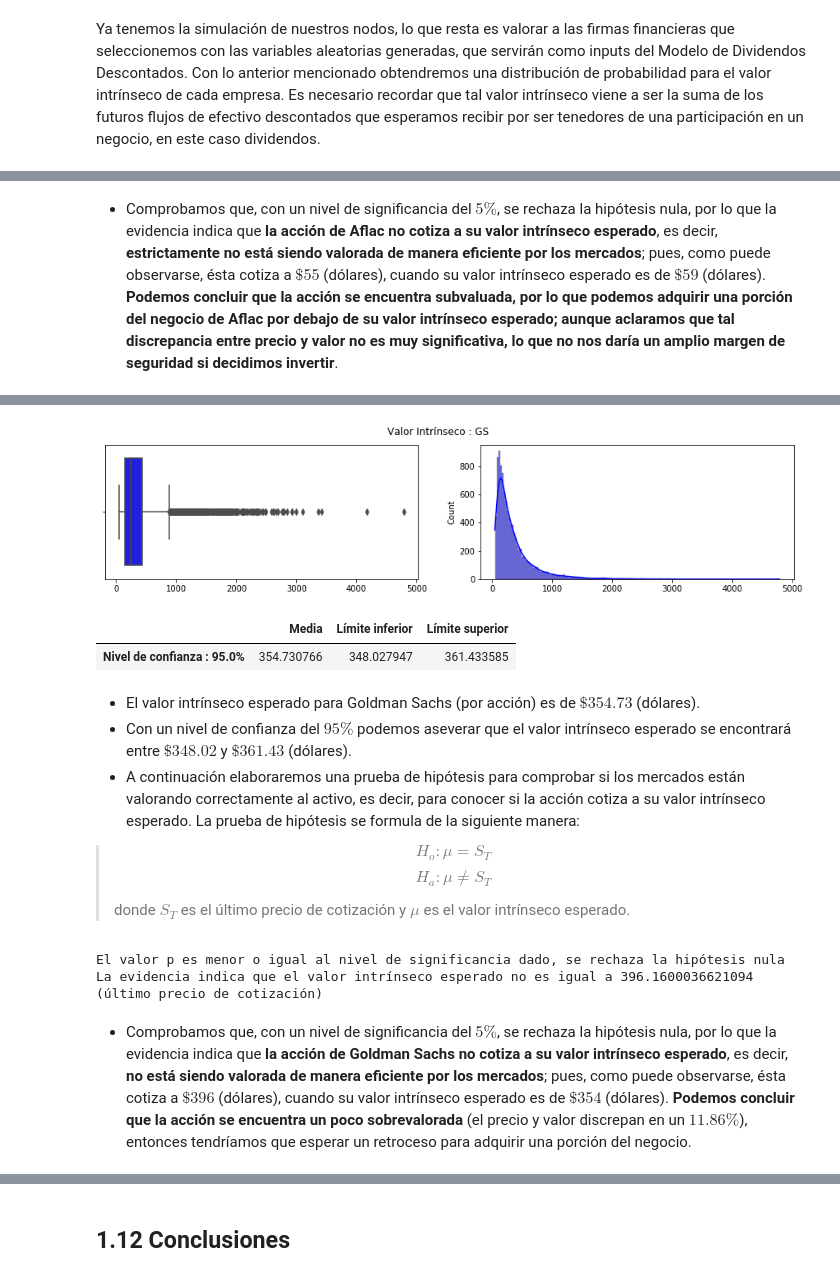
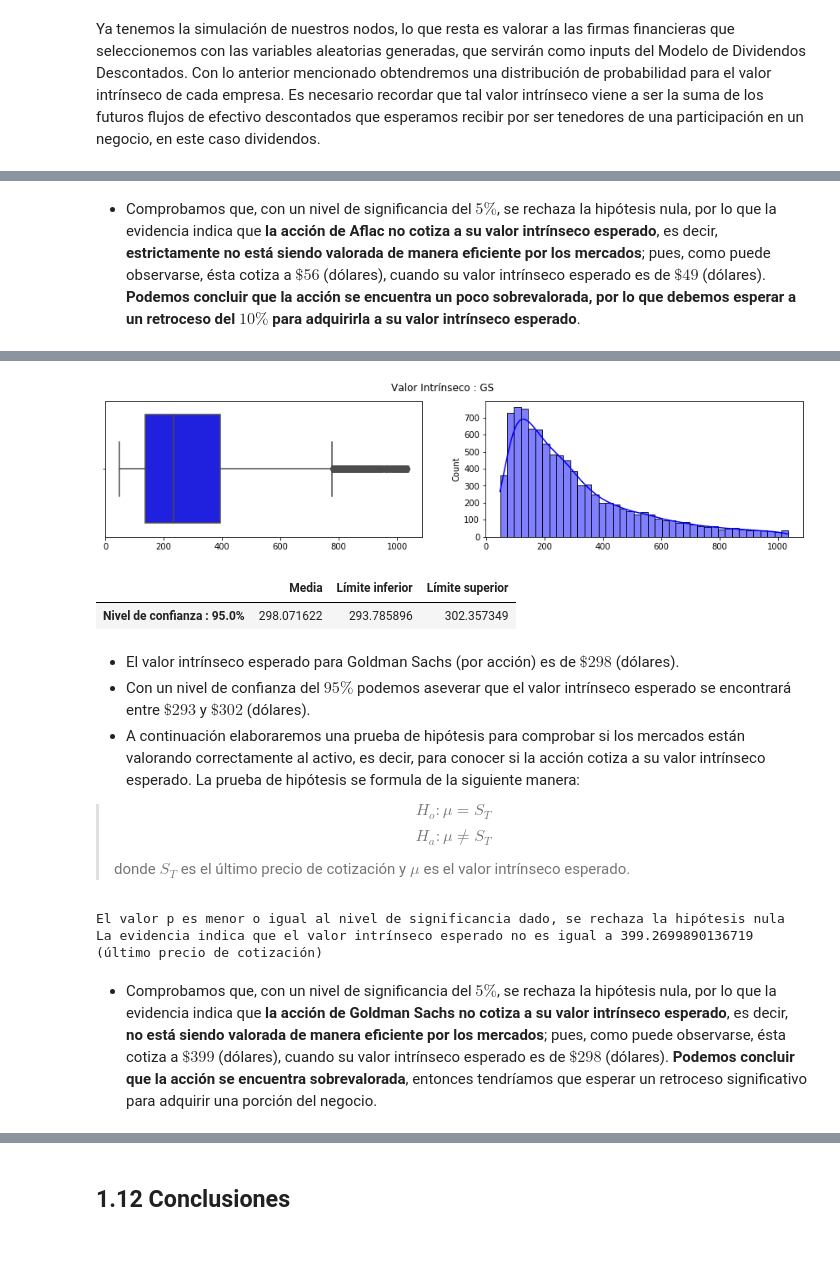
Before and after one commit to EMarquez7/Proyecto_DALopez_EMarquez, a Jupyter notebook: ProyectoModulo1_LazarenoD_DelgadoE.ipynb, the cells around one changed output, grey strips where cells are left out. Saved outputs shown, nothing was run; the diff lists cells and outputs as text; code cells hidden in the pictures; blank space fills up the shorter version.

```diff
--- a/ProyectoModulo1_LazarenoD_DelgadoE.ipynb
+++ b/ProyectoModulo1_LazarenoD_DelgadoE.ipynb
@@ -583,6 +583,22 @@ def hypothesisTesting(x : "Variable aleatoria", mu0 : "Valor hipotético", signi
     else:
         print("El valor p es mayor al nivel de significancia dado, no se rechaza la hipótesis nula")
         print("La evidencia indica que el valor intrínseco esperado es igual a", str(mu0), "(último precio de cotización)")
+
+def filterByQuantiles(data : "Datos a filtrar", alpha = 0.05):
+    """
+    filterByQuantiles filtra una serie de datos, eliminando los valores que se encuentran en las colas de la distribución.
+    Retorna :
+    *filteredData : son los datos filtrados.
+
+    data : Son los datos a filtrar.
+    alpha: Es el nivel de significancia, por defecto se establece en 5%.
+
+    """
+    quantiles = np.quantile(data, [alpha, (1 - alpha)])
+    #filteredData = data[(data >= quantiles[0]) & (data <= quantiles[1])]
+    filteredData = data[(data <= quantiles[1])]
+
+    return filteredData
 # %% [markdown]
 ## 1.7 Primer Nodo : Margen De Beneficio Neto
 # %% [markdown]
@@ -1093,5 +1111,5 @@ La evidencia indica que el valor intrínseco esperado no es igual a 55.860000610
 # %% [markdown]
-+ Comprobamos que, con un nivel de significancia del $5\%$, se rechaza la hipótesis nula, por lo que la evidencia indica que **la acción de Aflac no cotiza a su valor intrínseco esperado**, es decir, **estrictamente no está siendo valorada de manera eficiente por los mercados**; pues, como puede observarse, ésta cotiza a $\$55$ (dólares), cuando su valor intrínseco esperado es de $\$59$ (dólares). **Podemos concluir que la acción se encuentra subvaluada, por lo que podemos adquirir una porción del negocio de Aflac por debajo de su valor intrínseco esperado; aunque aclaramos que tal discrepancia entre precio y valor no es muy significativa, lo que no nos daría un amplio margen de seguridad si decidimos invertir**.
++ Comprobamos que, con un nivel de significancia del $5\%$, se rechaza la hipótesis nula, por lo que la evidencia indica que **la acción de Aflac no cotiza a su valor intrínseco esperado**, es decir, **estrictamente no está siendo valorada de manera eficiente por los mercados**; pues, como puede observarse, ésta cotiza a $\$56$ (dólares), cuando su valor intrínseco esperado es de $\$49$ (dólares). **Podemos concluir que la acción se encuentra un poco sobrevalorada, por lo que debemos esperar a un retroceso del $10\%$ para adquirirla a su valor intrínseco esperado**.
 # %% [markdown]
 ### 1.11.3 Goldman Sachs
 
@@ -1103,21 +1121,22 @@ El banco es una de las mayores empresas de banca de inversión del mundo por ing
 # %%
 ticker = "GS"
 beta_d = beta(ticker)
 incomeStatement, cashFlowStatement = financialStatementsDownload(ticker)
 gsIV = [intrinsicValue(0.068, 0.025, beta_d, i, j, k, l, incomeStatement, cashFlowStatement) for
           i, j, k, l in zip(nodo1, nodo2_b, nodo3_b, nodo4_b)]
 
+gsIV = filterByQuantiles(np.array(gsIV))
 boxAndHistPlot(gsIV, (15, 3), "blue", "Valor Intrínseco : " + ticker)
 # %% [output]
-[figure, old version]
+[figure, new version]
 # %%
 confidenceInterval(gsIV, 0.95)
 # %% [output]
 |  | Media | Límite inferior | Límite superior |
-| Nivel de confianza : 95.0% | 354.730766 | 348.027947 | 361.433585 |
+| Nivel de confianza : 95.0% | 298.071622 | 293.785896 | 302.357349 |
 # %% [markdown]
-+ El valor intrínseco esperado para Goldman Sachs (por acción) es de $\$354.73$ (dólares).
-+ Con un nivel de confianza del $95\%$ podemos aseverar que el valor intrínseco esperado se encontrará entre $\$348.02$ y $\$361.43$ (dólares).
++ El valor intrínseco esperado para Goldman Sachs (por acción) es de $\$298$ (dólares).
++ Con un nivel de confianza del $95\%$ podemos aseverar que el valor intrínseco esperado se encontrará entre $\$293$ y $\$302$ (dólares).
 + A continuación elaboraremos una prueba de hipótesis para comprobar si los mercados están valorando correctamente al activo, es decir, para conocer si la acción cotiza a su valor intrínseco esperado. La prueba de hipótesis se formula de la siguiente manera:
 
 >$$ H_o : \mu = S_T $$
@@ -1128,9 +1147,9 @@ confidenceInterval(gsIV, 0.95)
 hypothesisTesting(gsIV, yf.download(ticker, progress = False)["Adj Close"][-1])
 # %% [output]
 El valor p es menor o igual al nivel de significancia dado, se rechaza la hipótesis nula
-La evidencia indica que el valor intrínseco esperado no es igual a 396.1600036621094 (último precio de cotización)
+La evidencia indica que el valor intrínseco esperado no es igual a 399.2699890136719 (último precio de cotización)
 # %% [markdown]
-+ Comprobamos que, con un nivel de significancia del $5\%$, se rechaza la hipótesis nula, por lo que la evidencia indica que **la acción de Goldman Sachs no cotiza a su valor intrínseco esperado**, es decir, **no está siendo valorada de manera eficiente por los mercados**; pues, como puede observarse, ésta cotiza a $\$396$ (dólares), cuando su valor intrínseco esperado es de $\$354$ (dólares). **Podemos concluir que la acción se encuentra un poco sobrevalorada** (el precio y valor discrepan en un $11.86\%$), entonces tendríamos que esperar un retroceso para adquirir una porción del negocio.
++ Comprobamos que, con un nivel de significancia del $5\%$, se rechaza la hipótesis nula, por lo que la evidencia indica que **la acción de Goldman Sachs no cotiza a su valor intrínseco esperado**, es decir, **no está siendo valorada de manera eficiente por los mercados**; pues, como puede observarse, ésta cotiza a $\$399$ (dólares), cuando su valor intrínseco esperado es de $\$298$ (dólares). **Podemos concluir que la acción se encuentra sobrevalorada**, entonces tendríamos que esperar un retroceso significativo para adquirir una porción del negocio.
 # %% [markdown]
 ### 1.11.4 Citigroup
 
```
Also changed, not shown: parts of 36 cells of this notebook.
